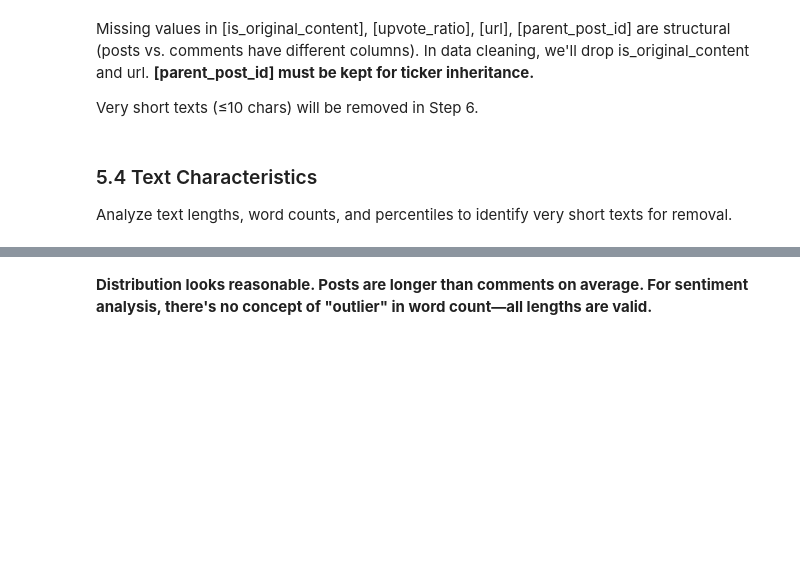
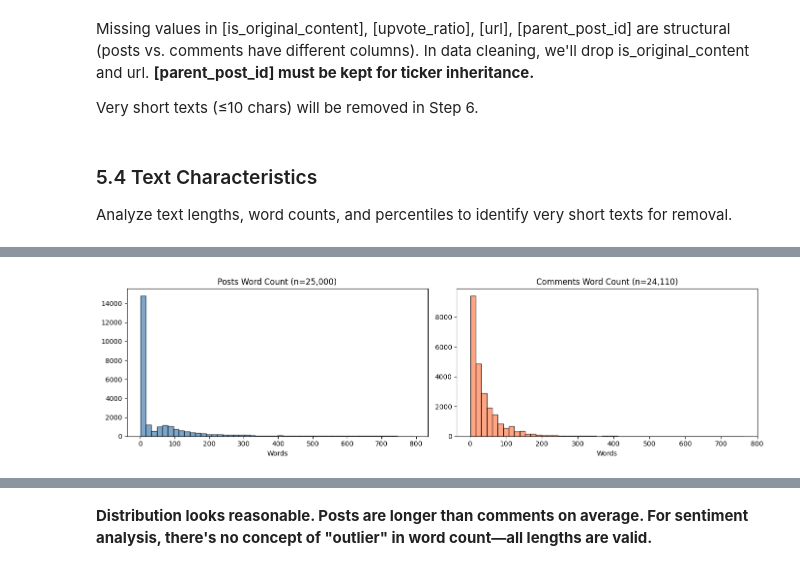
Before and after one commit to OndrejZ24/stock-sentiment-analysis, a Jupyter notebook: preprocessing.ipynb, the cells around one changed output, grey strips where cells are left out. Saved outputs shown, nothing was run; the diff lists cells and outputs as text; code cells hidden in the pictures; blank space fills up the shorter version.

```diff
--- a/preprocessing.ipynb
+++ b/preprocessing.ipynb
@@ -420,15 +230,3 @@ Projdeme kvalitu dat a základní statistiky, abychom věděli jak data dál (po
 ### 5.1 Data Types Check & Schema Overview
 
 Check and convert data types for all columns. This ensures correct data processing in subsequent steps.
-# %%
-# 5.1 Data types check
-
-if len(df_unified) > 0:
-    print(f"Dataset shape: {df_unified.shape}")
-
-    for col in df_unified.columns:
-        dtype = df_unified[col].dtype
-        print(f"  {col:20} : {str(dtype):15}")
-
-else:
-    print("No data available")
@@ -515,63 +313,36 @@ Very short texts (≤10 chars) will be removed in Step 6.
 
 Analyze text lengths, word counts, and percentiles to identify very short texts for removal.
 # %%
-# 5.4 Text Characteristics
+valid_texts = df_unified[df_unified['text'].notna() & (df_unified['text'] != '')]
+word_counts = valid_texts['text'].str.split().str.len()
 
-if len(df_unified) > 0 and 'text' in df_unified.columns:
+print(f"Word count stats:")
+print(f"  Mean: {word_counts.mean():.1f}")
+print(f"  Median: {word_counts.median():.1f}")
+print(f"  Min: {word_counts.min()}")
+print(f"  Max: {word_counts.max()}")
 
-    # Calculating text statistics
-    valid_texts = df_unified[df_unified['text'].notna() & (df_unified['text'] != '')]
+posts = valid_texts[valid_texts['type'] == 'post']
+comments = valid_texts[valid_texts['type'] == 'comment']
 
-    if len(valid_texts) > 0:
-        text_lengths = valid_texts['text'].astype(str).str.len()
+if len(posts) > 0 and len(comments) > 0:
+    post_word_counts = posts['text'].str.split().str.len()
+    comment_word_counts = comments['text'].str.split().str.len()
 
-        word_counts = valid_texts['text'].astype(str).str.split().str.len()
+    fig, (ax1, ax2) = plt.subplots(1, 2, figsize=(14, 4))
 
-        print(f"\nWord Count Statistics (Overall):")
-        print(f"  Mean: {word_counts.mean():.1f} words")
-        print(f"  Median: {word_counts.median():.1f} words")
-        print(f"  Min: {word_counts.min()} words")
-        print(f"  Max: {word_counts.max()} words")
+    ax1.hist(post_word_counts, bins=50, edgecolor='black', alpha=0.7, color='steelblue')
+    ax1.set_title(f'Posts Word Count (n={len(posts):,})')
+    ax1.set_xlabel('Words')
 
-        if 'type' in valid_texts.columns:
-            posts = valid_texts[valid_texts['type'] == 'post']
-            comments = valid_texts[valid_texts['type'] == 'comment']
+    ax2.hist(comment_word_counts, bins=50, edgecolor='black', alpha=0.7, color='coral')
+    ax2.set_title(f'Comments Word Count (n={len(comments):,})')
+    ax2.set_xlabel('Words')
 
-            if len(posts) > 0 and len(comments) > 0:
-                post_word_counts = posts['text'].astype(str).str.split().str.len()
-                comment_word_counts = comments['text'].astype(str).str.split().str.len()
+    plt.tight_layout()
+    plt.show()
 
-                fig, (ax1, ax2) = plt.subplots(1, 2, figsize=(16, 5))
-
-                # Posts
-                ax1.hist(post_word_counts, bins=50, edgecolor='black', alpha=0.7, color='steelblue')
-                ax1.axvline(post_word_counts.mean(), color='red', linestyle='--', linewidth=2, label=f'Mean: {post_word_counts.mean():.1f}')
-                ax1.axvline(post_word_counts.median(), color='green', linestyle='--', linewidth=2, label=f'Median: {post_word_counts.median():.1f}')
-                ax1.set_xlabel('Number of Words')
-                ax1.set_ylabel('Frequency')
-                ax1.set_title(f'Posts - Word Count Distribution (n={len(posts):,})')
-                ax1.legend()
-                ax1.grid(axis='y', alpha=0.3)
-
-                # Comments
-                ax2.hist(comment_word_counts, bins=50, edgecolor='black', alpha=0.7, color='coral')
-                ax2.axvline(comment_word_counts.mean(), color='red', linestyle='--', linewidth=2, label=f'Mean: {comment_word_counts.mean():.1f}')
-                ax2.axvline(comment_word_counts.median(), color='green', linestyle='--', linewidth=2, label=f'Median: {comment_word_counts.median():.1f}')
-                ax2.set_xlabel('Number of Words')
-                ax2.set_ylabel('Frequency')
-                ax2.set_title(f'Comments - Word Count Distribution (n={len(comments):,})')
-                ax2.legend()
-                ax2.grid(axis='y', alpha=0.3)
-
-                plt.tight_layout()
-                plt.show()
-            else:
-                print("  Not enough data for separate histograms")
-
-        # Short texts identification
-        very_short = (text_lengths <= MIN_TEXT_LENGTH).sum()
-        print(f"\nQuality Issues:")
-        print(f"  Texts ≤{MIN_TEXT_LENGTH} chars: {very_short:,} ({very_short/len(valid_texts)*100:.1f}%)")
-
-else:
-    print("No text data")
+text_lengths = valid_texts['text'].str.len()
+very_short = (text_lengths <= MIN_TEXT_LENGTH).sum()
+print(f"\nTexts ≤{MIN_TEXT_LENGTH} chars: {very_short:,} ({very_short/len(valid_texts)*100:.1f}%)")
+# %% [output]
@@ -577,0 +354 @@ else:
+[figure, added]
```
Also changed, not shown: parts of 39 cells of this notebook, 4 other files.
